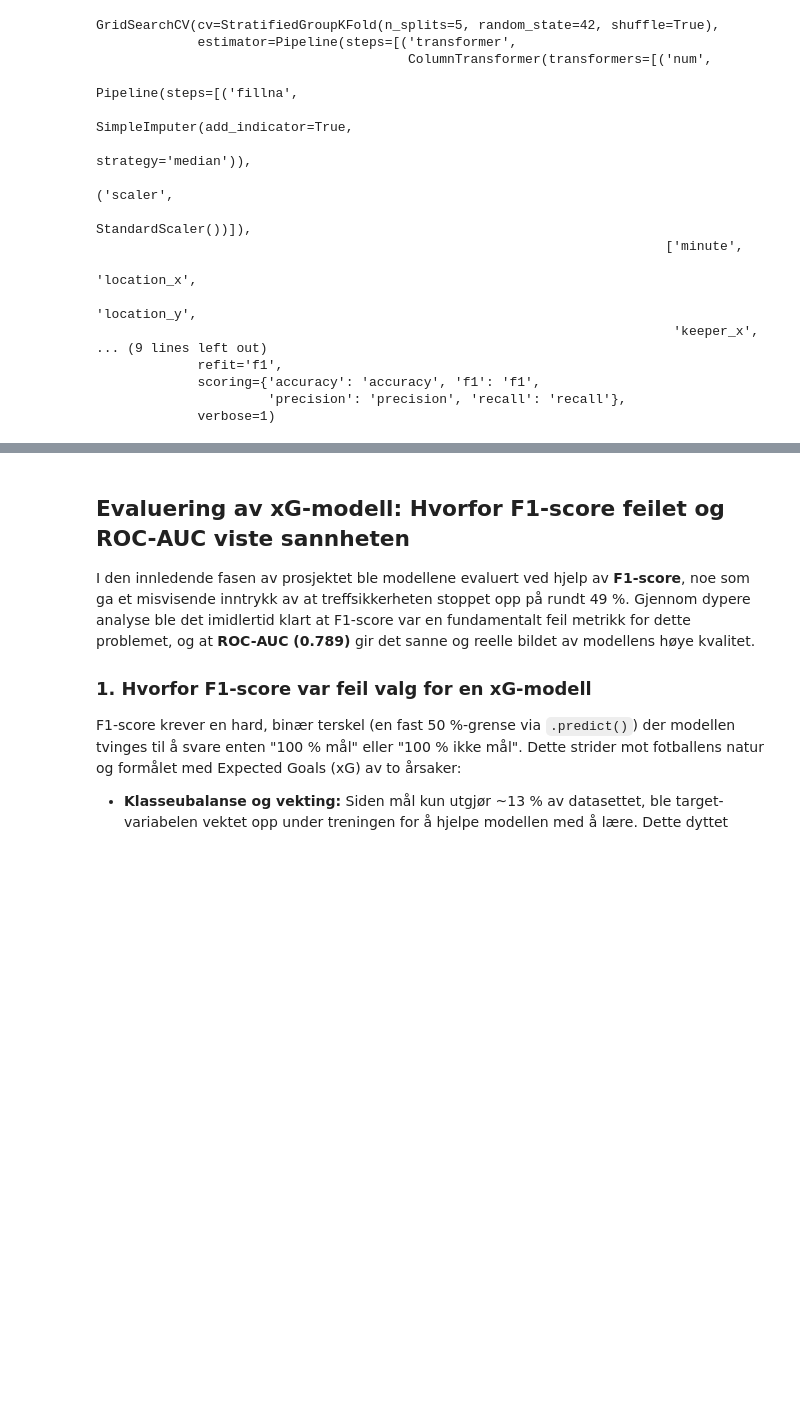
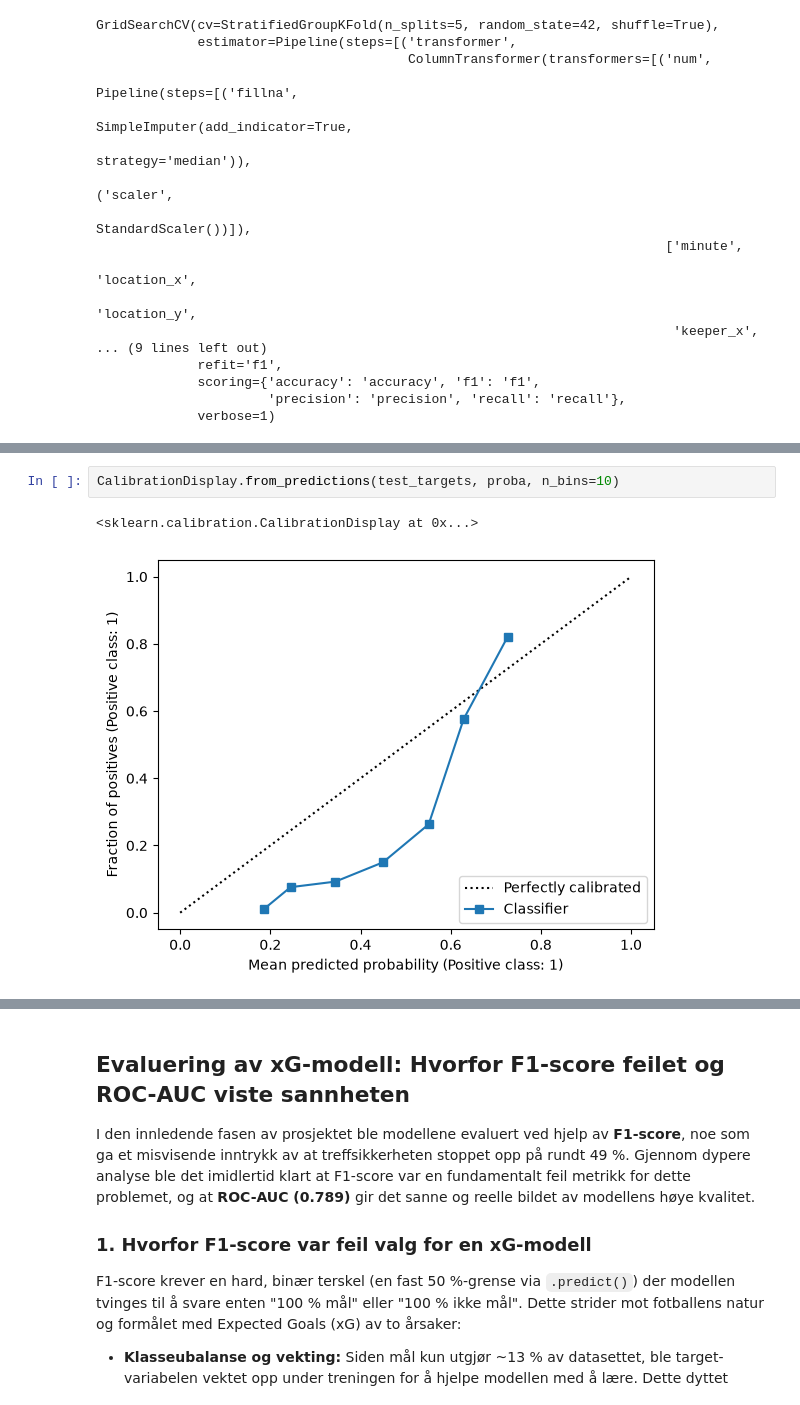
Before and after one commit to Daniel11098/football-predictions, a Jupyter notebook: Mandtory3/footballPredictionBestModel.ipynb, the cells around one changed output, grey strips where cells are left out. Drawn from its saved outputs; the diff is of its cells as text; blank space fills up the shorter version.

```diff
--- a/Mandtory3/footballPredictionBestModel.ipynb
+++ b/Mandtory3/footballPredictionBestModel.ipynb
@@ -254,0 +309,5 @@ I virkeligheten ble det scoret: 322 mål
+# %%
+CalibrationDisplay.from_predictions(test_targets, proba, n_bins=10)
+# %% [output]
+<sklearn.calibration.CalibrationDisplay at 0x...>
+[figure, added]
```
Also changed, not shown: parts of 30 cells of this notebook, 19 other files.
